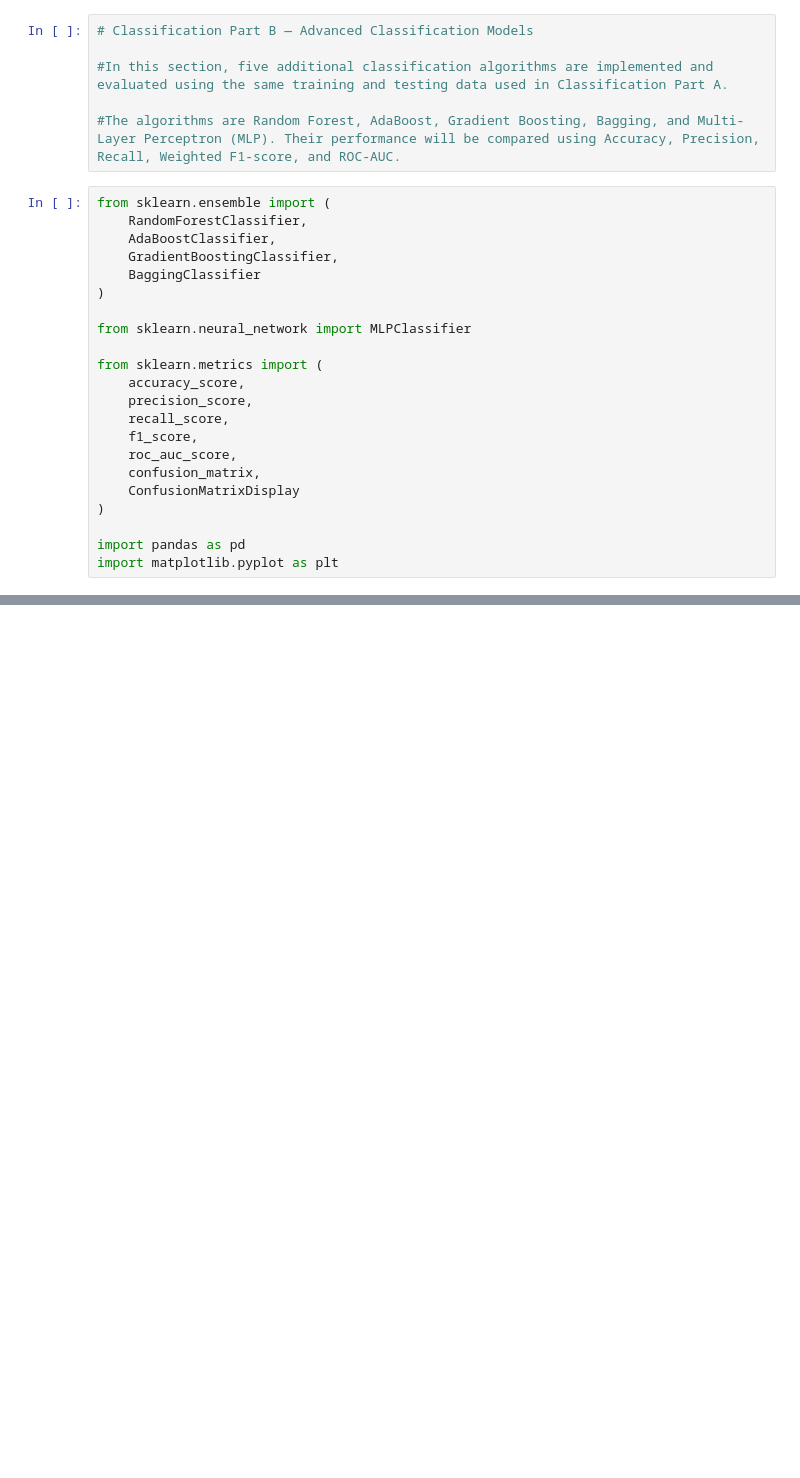
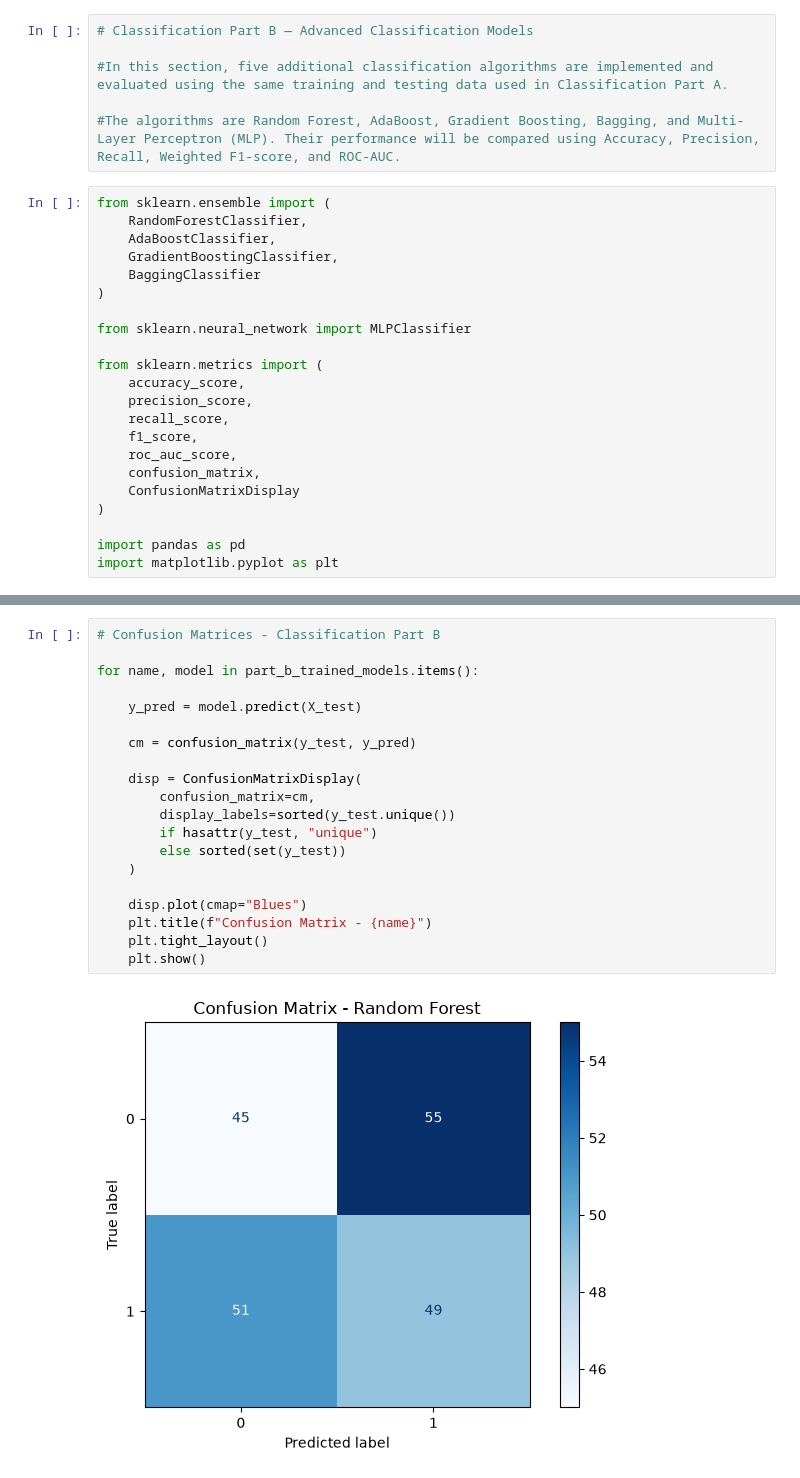
Before and after one commit to anantaaditya07/ML-Capstone, a Jupyter notebook: notebooks/Classification.ipynb, the cells around one changed output, grey strips where cells are left out. Drawn from its saved outputs; the diff is of its cells as text; blank space fills up the shorter version.

```diff
--- a/notebooks/Classification.ipynb
+++ b/notebooks/Classification.ipynb
@@ -529,0 +625,22 @@ import matplotlib.pyplot as plt
+# %%
+# Confusion Matrices - Classification Part B
+
+for name, model in part_b_trained_models.items():
+
+    y_pred = model.predict(X_test)
+
+    cm = confusion_matrix(y_test, y_pred)
+
+    disp = ConfusionMatrixDisplay(
+        confusion_matrix=cm,
+        display_labels=sorted(y_test.unique())
+        if hasattr(y_test, "unique")
+        else sorted(set(y_test))
+    )
+
+    disp.plot(cmap="Blues")
+    plt.title(f"Confusion Matrix - {name}")
+    plt.tight_layout()
+    plt.show()
+# %% [output]
+[figure, added]
```
Also changed, not shown: parts of 16 cells of this notebook.
